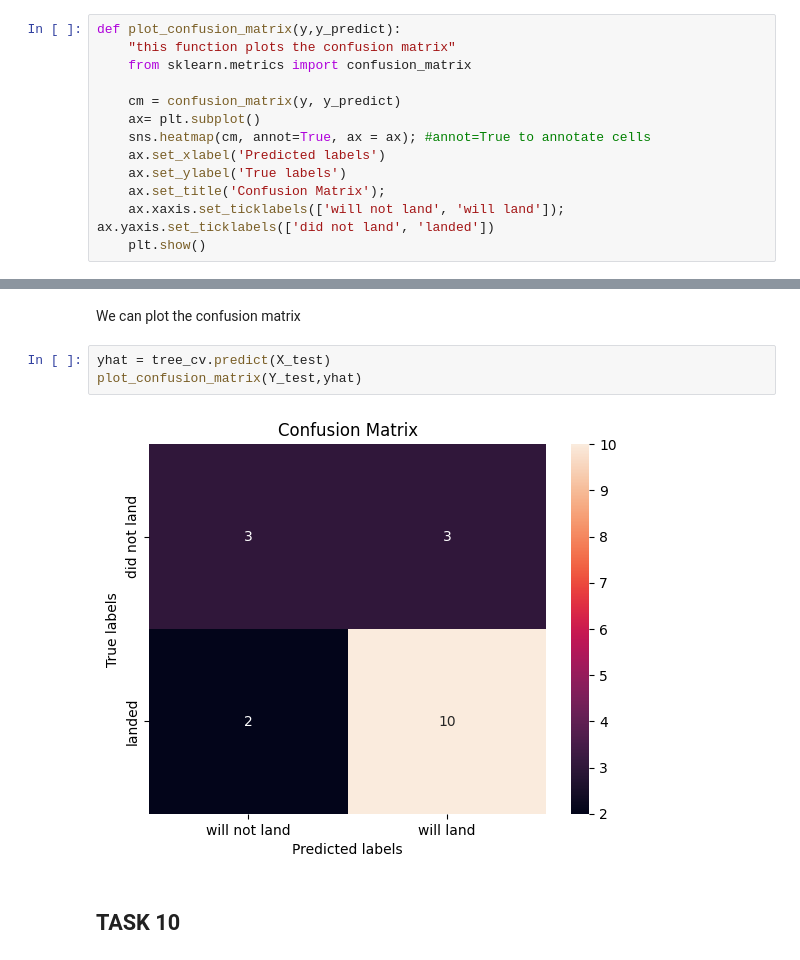
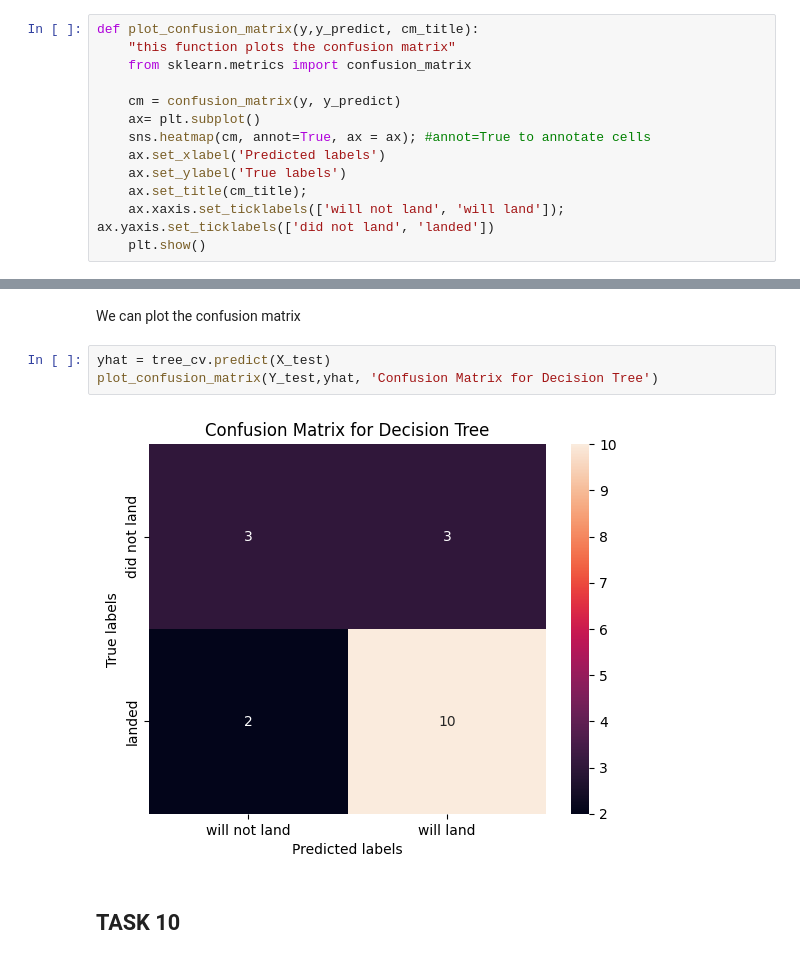
Before and after one commit to swar00p/data_analytics, a Jupyter notebook: Capstone/SpaceX-Machine-Learning-Prediction-Part-5-v1.ipynb, the cells around one changed output, grey strips where cells are left out. Drawn from its saved outputs; the diff is of its cells as text.

```diff
--- a/Capstone/SpaceX-Machine-Learning-Prediction-Part-5-v1.ipynb
+++ b/Capstone/SpaceX-Machine-Learning-Prediction-Part-5-v1.ipynb
@@ -85,7 +85,7 @@ from sklearn.neighbors import KNeighborsClassifier
 # %% [markdown]
 This function is to plot the confusion matrix.
 # %%
-def plot_confusion_matrix(y,y_predict):
+def plot_confusion_matrix(y,y_predict, cm_title):
     "this function plots the confusion matrix"
     from sklearn.metrics import confusion_matrix
 
@@ -94,7 +94,7 @@ def plot_confusion_matrix(y,y_predict):
     sns.heatmap(cm, annot=True, ax = ax); #annot=True to annotate cells
     ax.set_xlabel('Predicted labels')
     ax.set_ylabel('True labels')
-    ax.set_title('Confusion Matrix');
+    ax.set_title(cm_title);
     ax.xaxis.set_ticklabels(['will not land', 'will land']); ax.yaxis.set_ticklabels(['did not land', 'landed'])
     plt.show()
 # %% [markdown]
@@ -315,9 +315,9 @@ print(tree_score)
 We can plot the confusion matrix
 # %%
 yhat = tree_cv.predict(X_test)
-plot_confusion_matrix(Y_test,yhat)
+plot_confusion_matrix(Y_test,yhat, 'Confusion Matrix for Decision Tree')
 # %% [output]
-[figure, old version]
+[figure, new version]
 # %% [markdown]
 ## TASK  10
 # %% [markdown]
```
Also changed, not shown: parts of 5 cells of this notebook, 1 other file.
